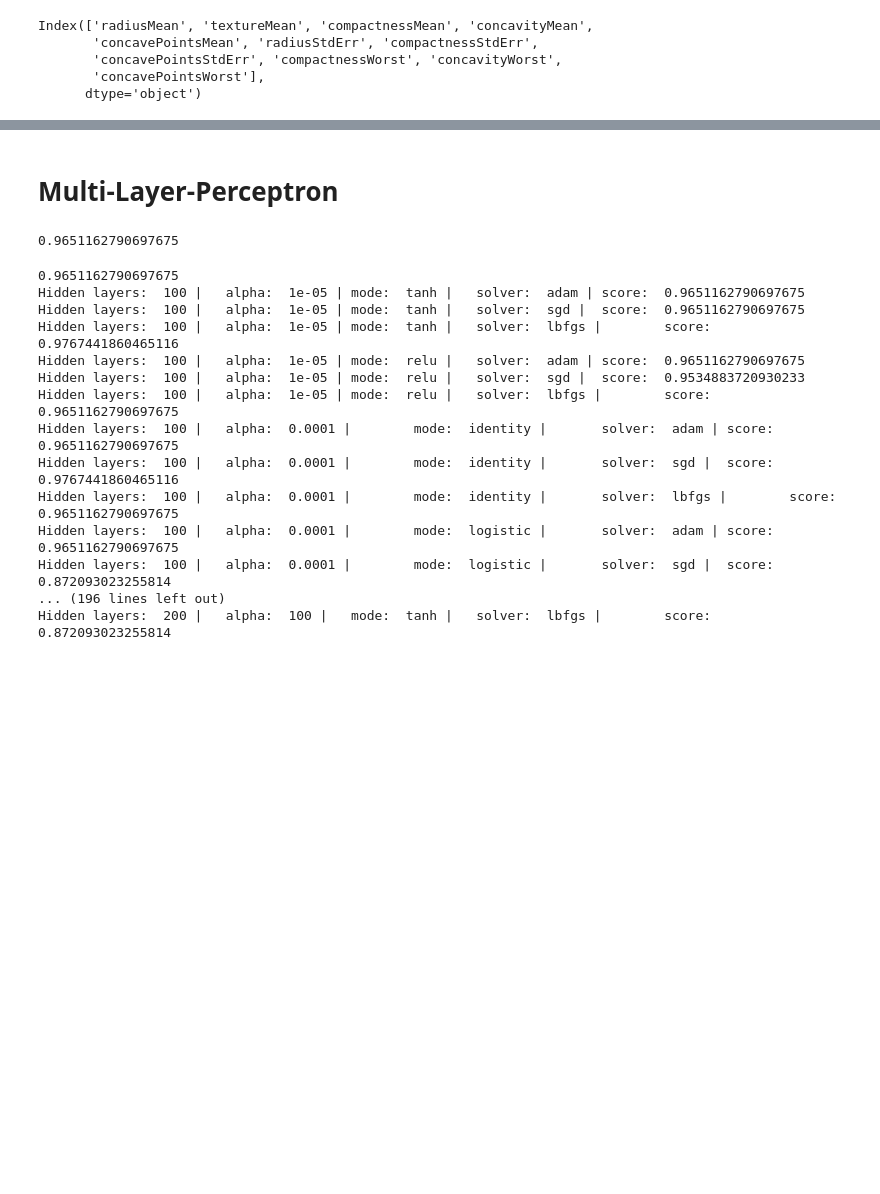
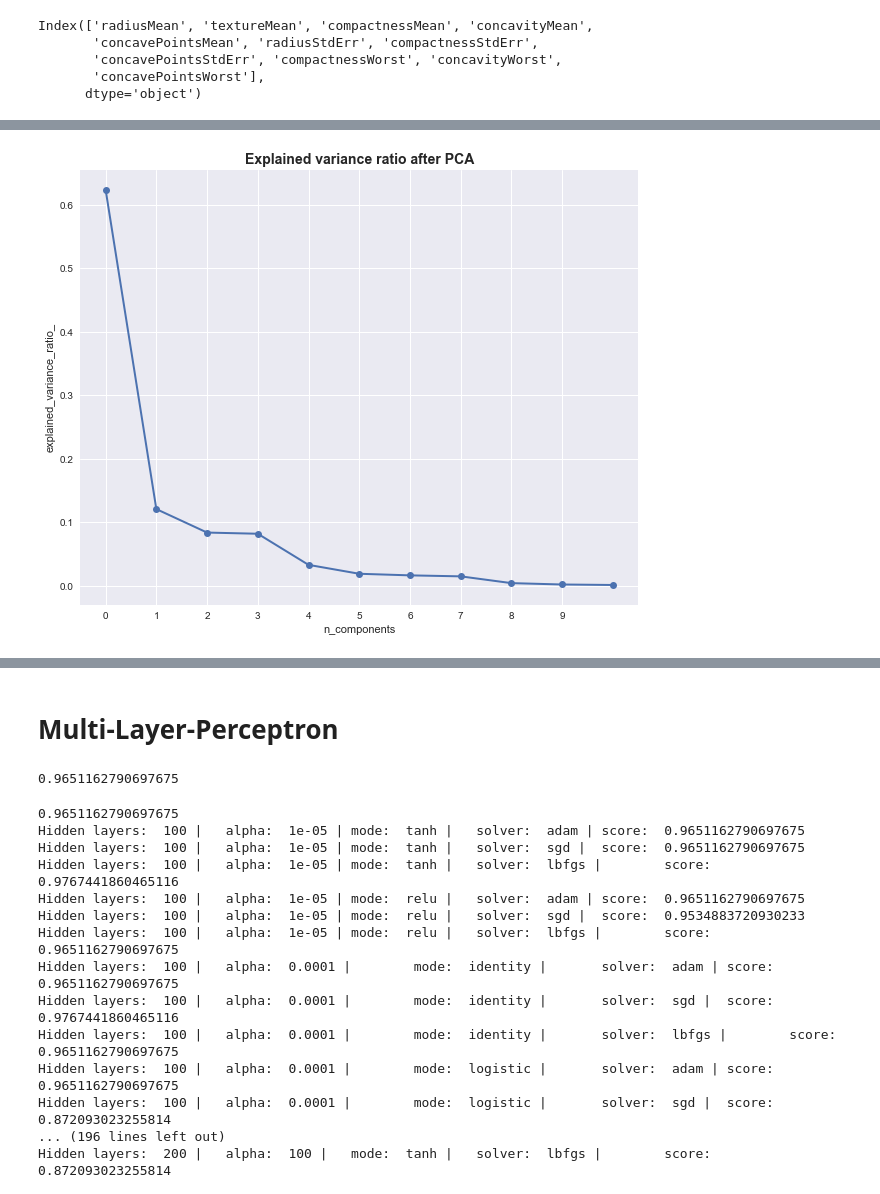
Before and after one commit to GenosW/ml-exercises, a Jupyter notebook: exercise2/breastcancer.ipynb, the cells around one changed output, grey strips where cells are left out. Cells and saved outputs as stored; diff of their text form; code cells hidden in the pictures; blank space fills up the shorter version.

```diff
--- a/exercise2/breastcancer.ipynb
+++ b/exercise2/breastcancer.ipynb
@@ -999,0 +558,18 @@ plot_confusion_matrix(cm_rf, ["M", "B"],
+# %%
+from sklearn.decomposition import PCA
+pca = PCA(n_components=11)
+pca.fit(df[feats])
+
+plt.rcParams.update({'font.size': 12})
+plt.figure(figsize=(10, 8))
+plt.title("Explained variance ratio after PCA", fontsize=14, fontweight="bold")
+#plt.axes([.2, .2, .7, .7])
+plt.plot(pca.explained_variance_ratio_, linewidth=2, marker="o")
+#plt.axis('tight')
+plt.xlabel('n_components')
+plt.xticks(range(0,10))
+plt.ylabel('explained_variance_ratio_')
+
+plt.savefig(fig_folder + "pca_explained_variance.png")
+# %% [output]
+[figure, added]
```
Also changed, not shown: parts of 88 cells of this notebook, 7 other files.
